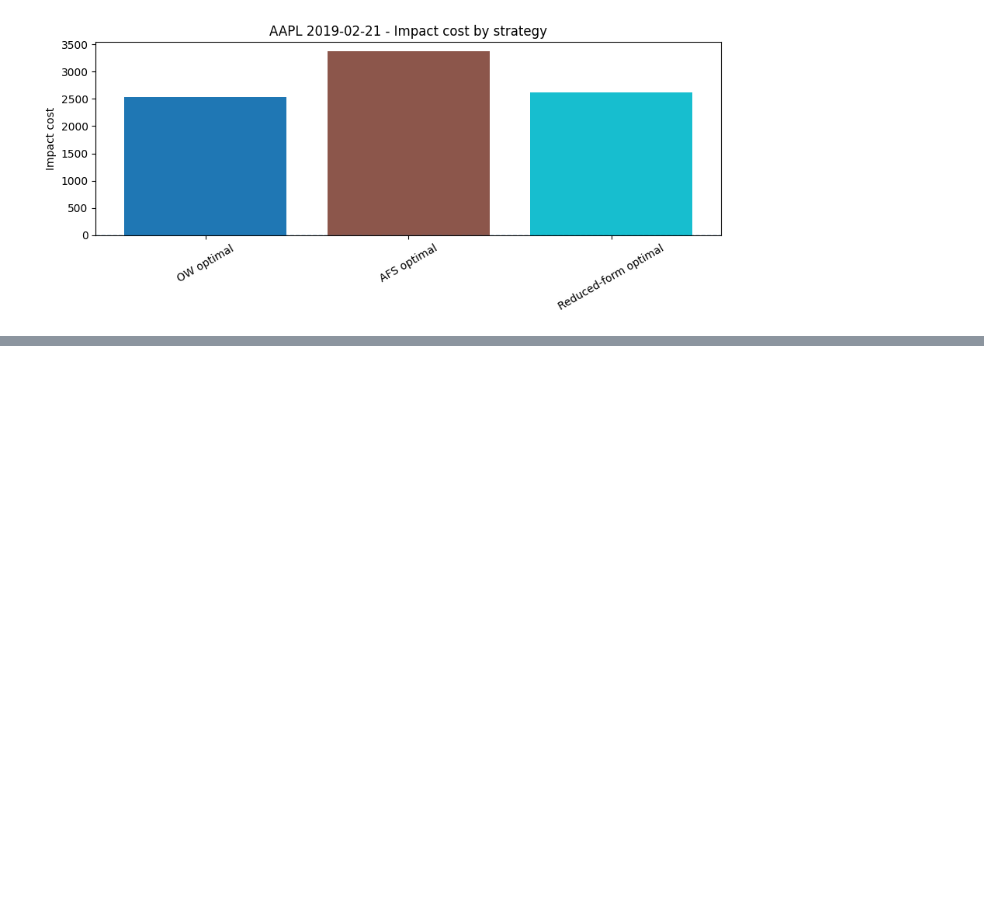
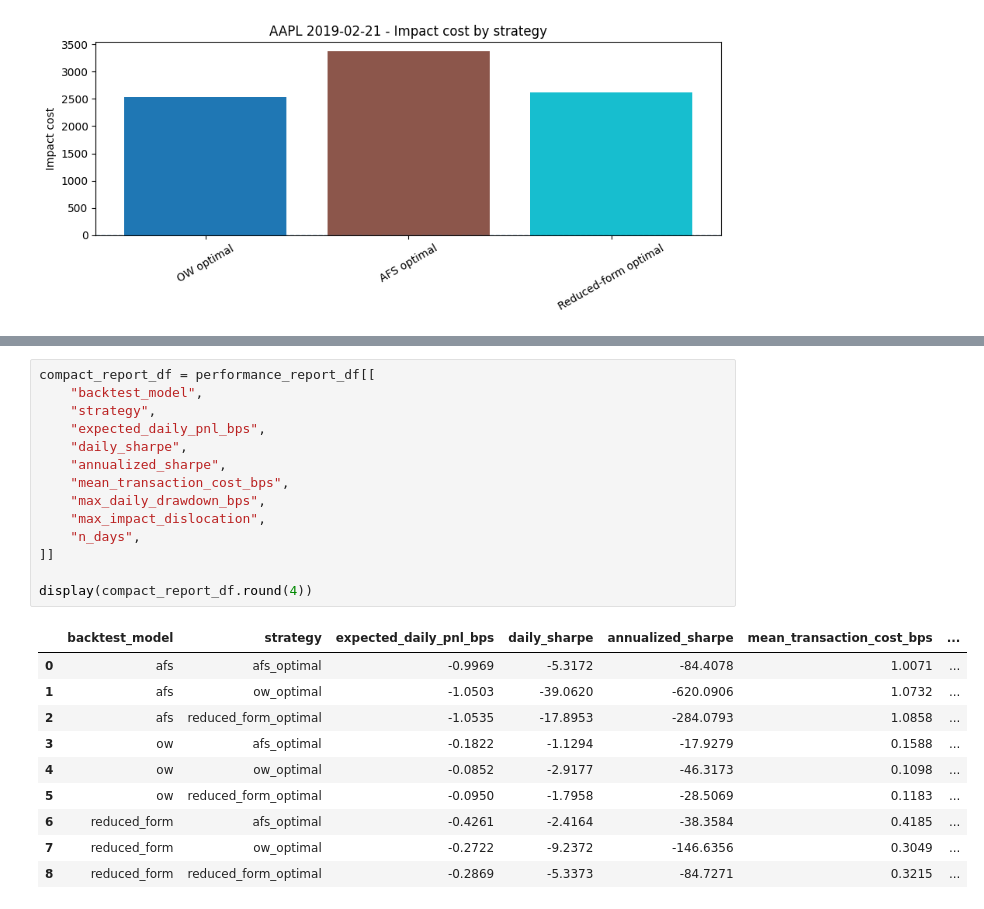
Before and after one commit to raphdlfrg/Quant_Trading_Price_Impact, a Jupyter notebook: 2_5_Optimal_Trading_Strategy.ipynb, the cells around one changed output, grey strips where cells are left out. Drawn from its saved outputs; the diff is of its cells as text; blank space fills up the shorter version.

```diff
--- a/2_5_Optimal_Trading_Strategy.ipynb
+++ b/2_5_Optimal_Trading_Strategy.ipynb
@@ -981,0 +1107,25 @@ RF net: 20.26116546436174
+# %%
+compact_report_df = performance_report_df[[
+    "backtest_model",
+    "strategy",
+    "expected_daily_pnl_bps",
+    "daily_sharpe",
+    "annualized_sharpe",
+    "mean_transaction_cost_bps",
+    "max_daily_drawdown_bps",
+    "max_impact_dislocation",
+    "n_days",
+]]
+
+display(compact_report_df.round(4))
+# %% [output]
+|  | backtest_model | strategy | expected_daily_pnl_bps | daily_sharpe | annualized_sharpe | mean_transaction_cost_bps | ... |
+| 0 | afs | afs_optimal | -0.9969 | -5.3172 | -84.4078 | 1.0071 | ... |
+| 1 | afs | ow_optimal | -1.0503 | -39.0620 | -620.0906 | 1.0732 | ... |
+| 2 | afs | reduced_form_optimal | -1.0535 | -17.8953 | -284.0793 | 1.0858 | ... |
+| 3 | ow | afs_optimal | -0.1822 | -1.1294 | -17.9279 | 0.1588 | ... |
+| 4 | ow | ow_optimal | -0.0852 | -2.9177 | -46.3173 | 0.1098 | ... |
+| 5 | ow | reduced_form_optimal | -0.0950 | -1.7958 | -28.5069 | 0.1183 | ... |
+| 6 | reduced_form | afs_optimal | -0.4261 | -2.4164 | -38.3584 | 0.4185 | ... |
+| 7 | reduced_form | ow_optimal | -0.2722 | -9.2372 | -146.6356 | 0.3049 | ... |
+| 8 | reduced_form | reduced_form_optimal | -0.2869 | -5.3373 | -84.7271 | 0.3215 | ... |
```
Also changed, not shown: parts of 12 cells of this notebook, 1 other file.
